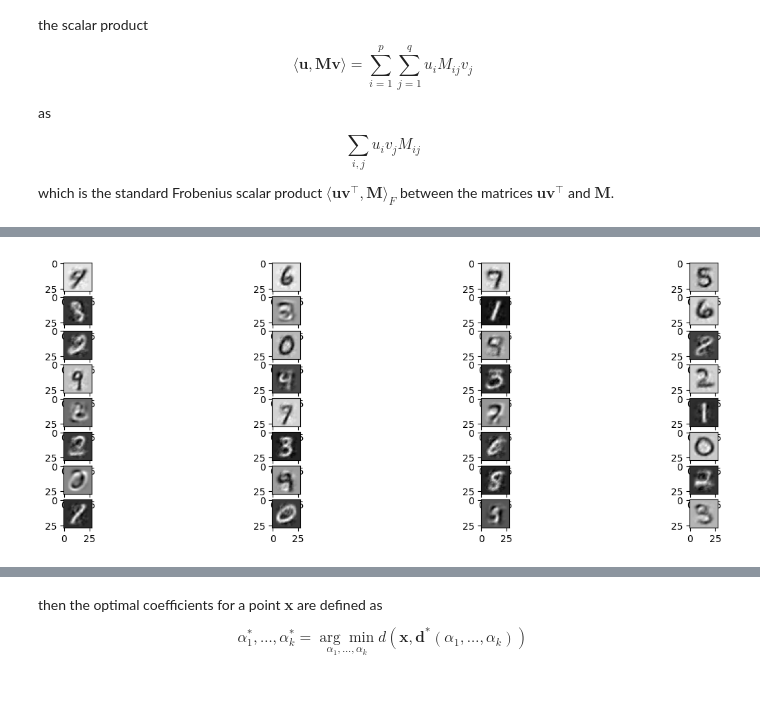
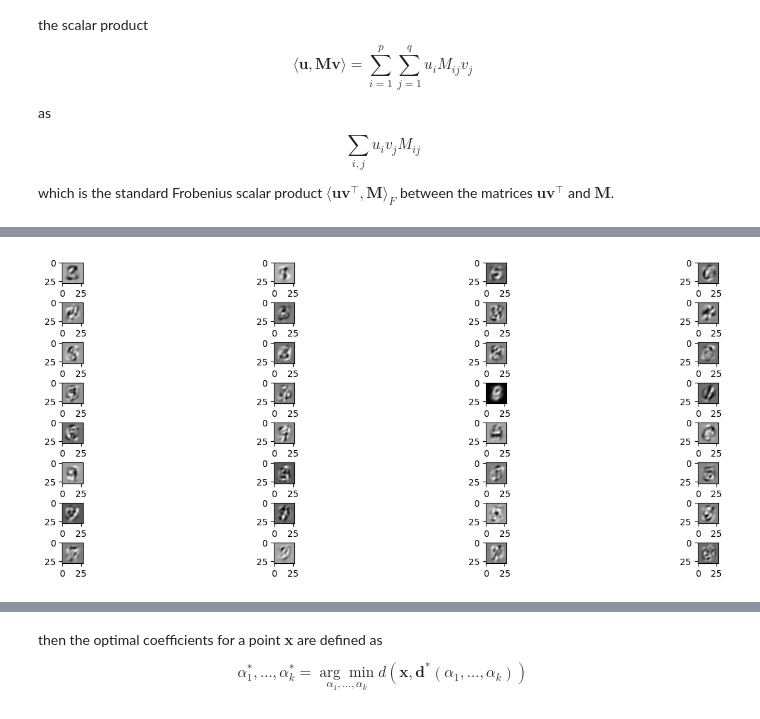
Before and after one commit to TheooJ/Dictionary-Learning, a Jupyter notebook: Compressed_Sensing.ipynb, the cells around one changed output, grey strips where cells are left out. Drawn from its saved outputs; the diff is of its cells as text; code cells hidden in the pictures.

Commit message:
Fix outer product, patchify images

```diff
--- a/Compressed_Sensing.ipynb
+++ b/Compressed_Sensing.ipynb
@@ -593,7 +582,7 @@ def online_dictionary_learning(X, k, nb_iter=200):
 
     iis = np.random.randint(0, X.shape[0], nb_iter)
 
-    lambd = 1.2 / np.sqrt(X.shape[1]) # Heuristic for the normalization factor
+    lambd = 1.2 / np.sqrt(X[0].reshape(-1, 1).shape[0]) # Heuristic for the normalization factor
 
     reg = Lasso(lambd, max_iter=5000)
 
@@ -603,7 +592,6 @@ def online_dictionary_learning(X, k, nb_iter=200):
 
         reg.fit(D, X_sample) # Update alpha
         alpha = reg.coef_
-        np.where(X_sample is not np.NaN, 0, 1)
 
         A += np.outer(alpha, alpha)
         B += np.outer(X_sample, alpha)
@@ -709,10 +698,10 @@ def stochastic_dictionary_learning(X, k, nb_iter=200):
 # %%
-from keras.datasets import mnist
 (X_train, y_train), (X_test, y_test) = mnist.load_data()
 
-ig, axs = plt.subplots(nrows=1, ncols=5, figsize=(15, 5))
+fig, axs = plt.subplots(nrows=1, ncols=5, figsize=(15, 5))
 for i in range(5) :
     axs[i].imshow(X_train[i], cmap=plt.get_cmap('gray'))
-    #fig.colorbar(im0, ax=axs[i])
+
+plt.suptitle("Examples of images from the MNIST dataset")
 plt.show()
 # %% [output]
@@ -719,0 +709,17 @@ NameError: name 'plt' is not defined
+# %%
+# Create patches from the first image (the 5 on the left of the above figure)
+
+patch_size = 8
+patches = image.extract_patches_2d(X_train[0], (patch_size, patch_size))
+
+count=-1
+
+fig, axs = plt.subplots(nrows=8, ncols=4, figsize=(15, 5))
+# plt.tight_layout(w_pad=0.25)
+for i in range(8) :
+    for j in range(4) :
+        count += 1
+        im = axs[i][j].imshow(patches[100 + count], cmap=plt.get_cmap('gray'))
+
+plt.suptitle("Patches of images from the MNIST dataset")
+plt.show()
@@ -720,9 +728,7 @@ NameError: name 'plt' is not defined
 # %%
+# Center X
+# X_centered = X - np.mean(X)
+
+# Learn the online dictionary
 k = 32
-
-X_centered = X - np.mean(X)
-
-# Create patches
-# Center X
-
-Dictionary = online_dictionary_learning(X_train, k, 10000)
+Dictionary = online_dictionary_learning(X_train, k, nb_iter=1000)
@@ -752,14 +735,15 @@ plt.imshow(Dictionary[:,0].reshape(28,28), cmap=plt.get_cmap('gray'))
 # %%
-# Plot Dictionary
-
+# Plot the dictionary
 count=-1
 
 fig, axs = plt.subplots(nrows=8, ncols=4, figsize=(15, 5))
+# plt.tight_layout(w_pad=0.25)
 for i in range(8) :
     for j in range(4) :
         count += 1
         im = axs[i][j].imshow(Dictionary[:,count].reshape(28,28), cmap=plt.get_cmap('gray'))
-    #fig.colorbar(im0, ax=axs[i])
+
+fig.tight_layout(pad=0.1)
 plt.show()
 # %% [output]
-[figure, old version]
+[figure, new version]
```
Also changed, not shown: parts of 14 cells of this notebook.
